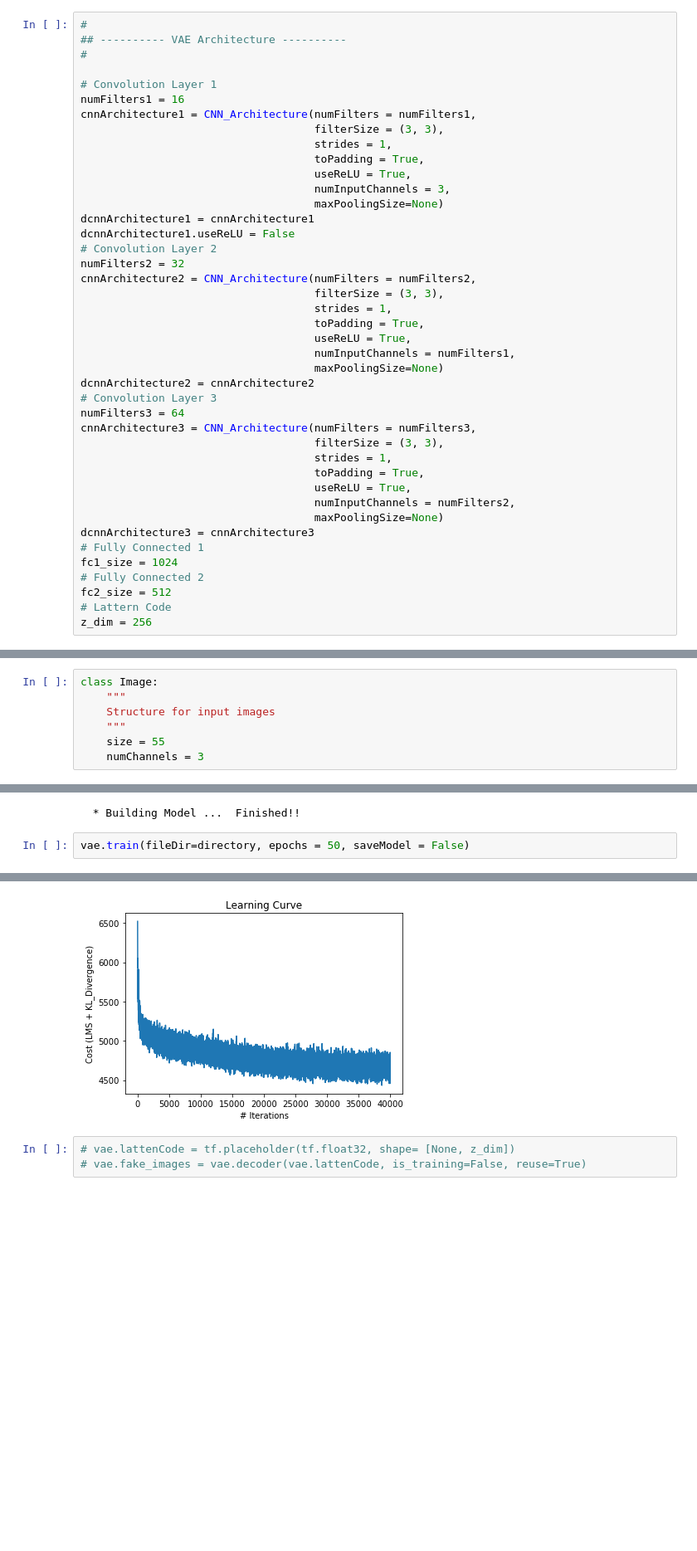
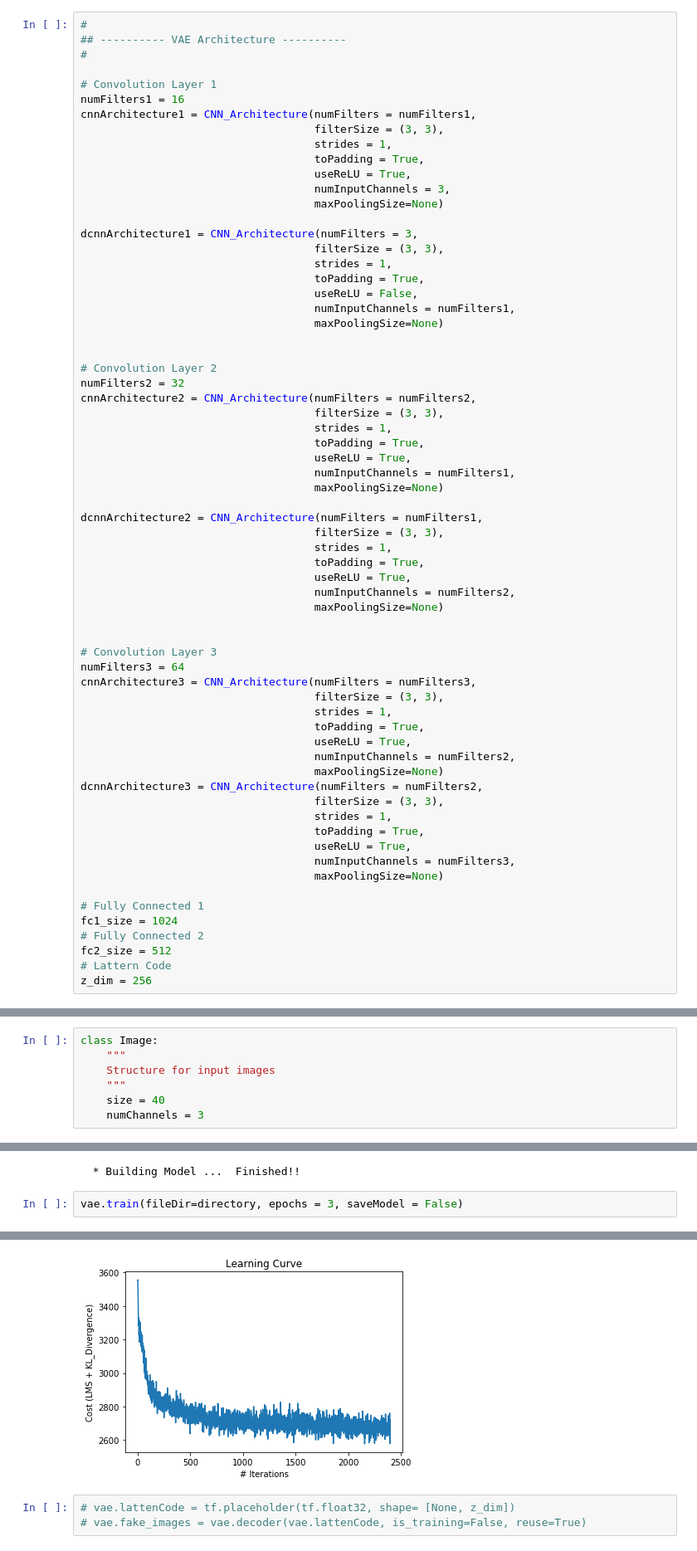
Before and after one commit to bobolee1239/DL_HW3, a Jupyter notebook: src/VAE.ipynb, the cells around one changed output, grey strips where cells are left out. Shown at 83% size. Saved outputs shown, nothing was run; the diff lists cells and outputs as text; blank space fills up the shorter version.

```diff
--- a/src/VAE.ipynb
+++ b/src/VAE.ipynb
@@ -24,8 +24,16 @@ cnnArchitecture1 = CNN_Architecture(numFilters = numFilters1,
                                     useReLU = True,
                                     numInputChannels = 3,
                                     maxPoolingSize=None)
-dcnnArchitecture1 = cnnArchitecture1
-dcnnArchitecture1.useReLU = False
+
+dcnnArchitecture1 = CNN_Architecture(numFilters = 3,
+                                    filterSize = (3, 3),
+                                    strides = 1,
+                                    toPadding = True,
+                                    useReLU = False,
+                                    numInputChannels = numFilters1,
+                                    maxPoolingSize=None)
+
+
 # Convolution Layer 2
 numFilters2 = 32
 cnnArchitecture2 = CNN_Architecture(numFilters = numFilters2,
@@ -35,7 +43,16 @@ cnnArchitecture2 = CNN_Architecture(numFilters = numFilters2,
                                     useReLU = True,
                                     numInputChannels = numFilters1,
                                     maxPoolingSize=None)
-dcnnArchitecture2 = cnnArchitecture2
+
+dcnnArchitecture2 = CNN_Architecture(numFilters = numFilters1,
+                                    filterSize = (3, 3),
+                                    strides = 1,
+                                    toPadding = True,
+                                    useReLU = True,
+                                    numInputChannels = numFilters2,
+                                    maxPoolingSize=None)
+
+
 # Convolution Layer 3
 numFilters3 = 64
 cnnArchitecture3 = CNN_Architecture(numFilters = numFilters3,
@@ -45,7 +62,14 @@ cnnArchitecture3 = CNN_Architecture(numFilters = numFilters3,
                                     useReLU = True,
                                     numInputChannels = numFilters2,
                                     maxPoolingSize=None)
-dcnnArchitecture3 = cnnArchitecture3
+dcnnArchitecture3 = CNN_Architecture(numFilters = numFilters2,
+                                    filterSize = (3, 3),
+                                    strides = 1,
+                                    toPadding = True,
+                                    useReLU = True,
+                                    numInputChannels = numFilters3,
+                                    maxPoolingSize=None)
+
 # Fully Connected 1
 fc1_size = 1024
 # Fully Connected 2
@@ -66,7 +90,7 @@ class Image:
     """
     Structure for input images
     """
-    size = 55
+    size = 40
     numChannels = 3
 # %%
 class VAE:
@@ -221,7 +245,7 @@ if __name__ == '__main__':
 # %% [output]
   * Building Model ...  Finished!!
 # %%
-vae.train(fileDir=directory, epochs = 50, saveModel = False)
+vae.train(fileDir=directory, epochs = 3, saveModel = False)
 # %% [output]
   * Start Training ...
   * processing epoch #0
@@ -243,4 +267,4 @@ vae.train(fileDir=directory, epochs = 50, saveModel = False)
-[figure, old version]
+[figure, new version]
 # %%
 # vae.lattenCode = tf.placeholder(tf.float32, shape= [None, z_dim])
 # vae.fake_images = vae.decoder(vae.lattenCode, is_training=False, reuse=True)
```
Also changed, not shown: parts of 3 cells of this notebook, 7 other files.
